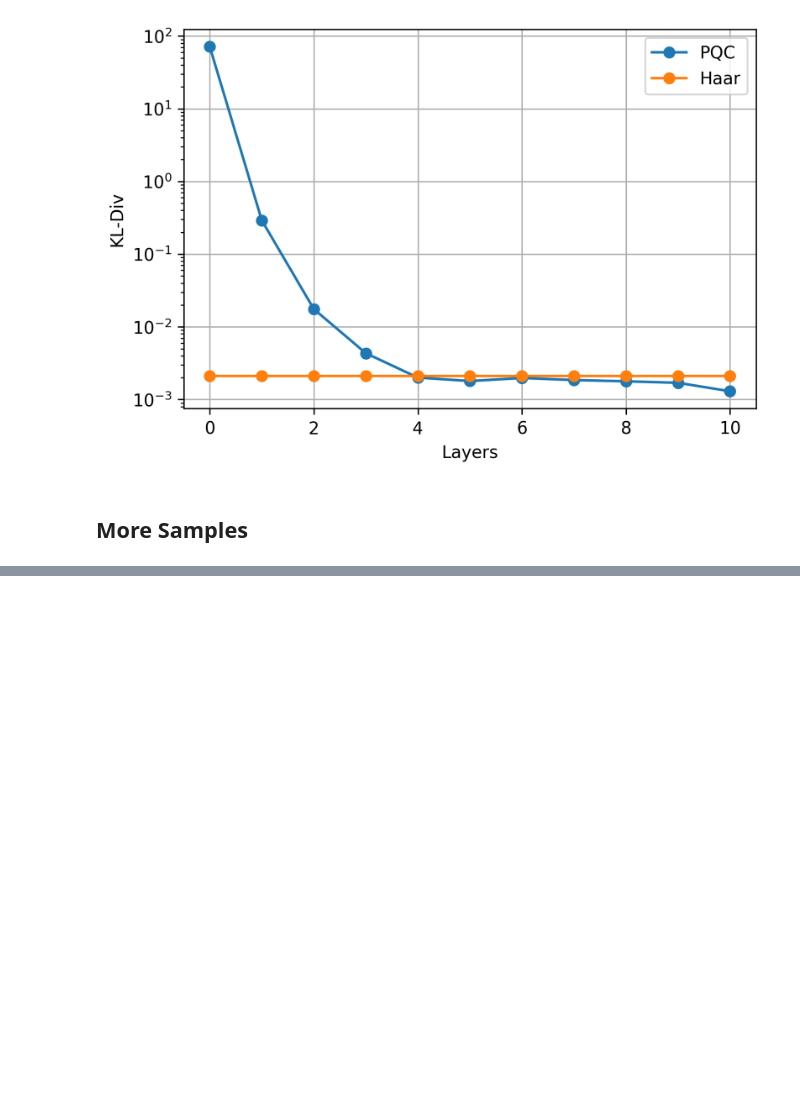
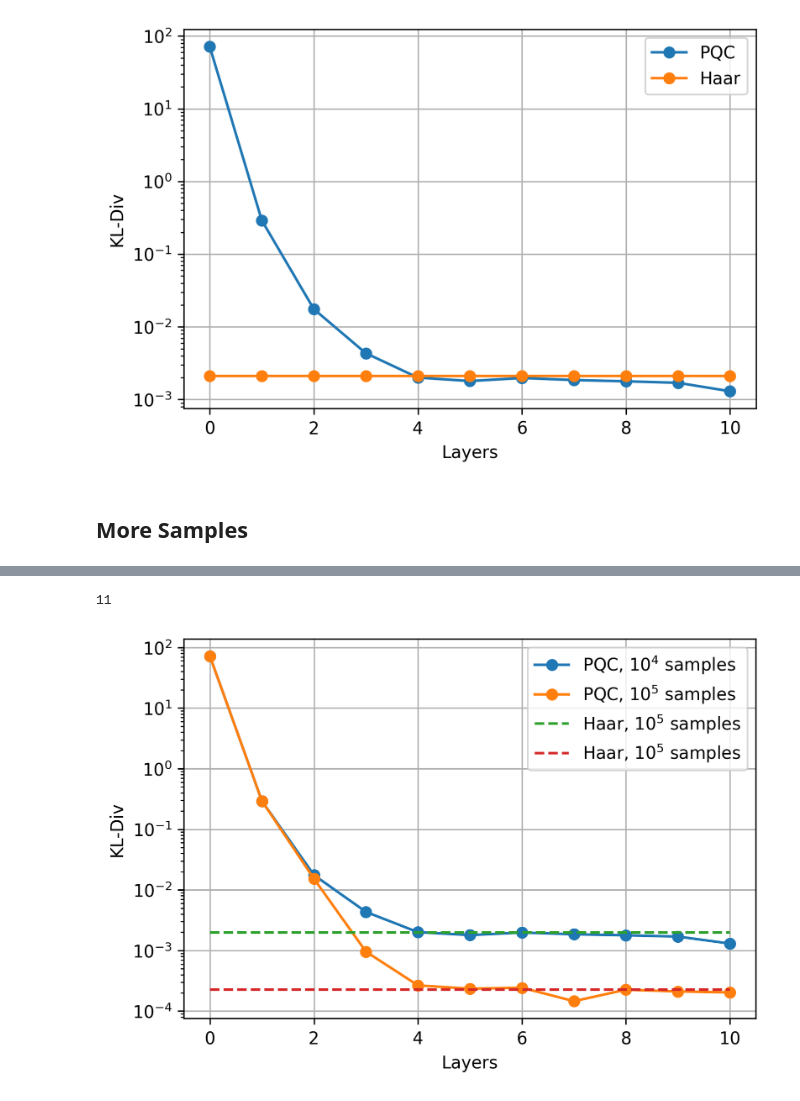
Before and after one commit to KristianWold/experimental-quantum-spectrum, a Jupyter notebook: notebooks/experiments/PQC Expressivity.ipynb, the cells around one changed output, grey strips where cells are left out. Saved outputs shown, nothing was run; the diff lists cells and outputs as text; code cells hidden in the pictures; blank space fills up the shorter version.

Commit message:
Add plot of haar dist approx

```diff
--- a/notebooks/experiments/PQC Expressivity.ipynb
+++ b/notebooks/experiments/PQC Expressivity.ipynb
@@ -92,5 +92,7 @@ for i in range(10):
     KL = np.sum(P_pqc*np.log((P_pqc + 1e-32)/P_Haar))
     KL_list2.append(KL)
 
-haar_KL_mean = np.mean(KL_list2)
+haar_KL_mean1 = np.mean(KL_list2)
 haar_KL_std = np.std(KL_list2)
+
+print(haar_KL_mean1)
@@ -125,17 +129,21 @@ F = (bins[1:] + bins[:-1])/2
 P_Haar = (d - 1)*(1-F)**(d-2)
 P_Haar = P_Haar/np.sum(P_Haar)
 
-KL_list = []
-for L in range(0, 11):
+KL_list2 = []
+for i in range(10):
     fid_list = []
-    for i in tqdm(range(1000000)):
-        U1 = Operator(pqc_basic(n, L)).data
-        U2 = Operator(pqc_basic(n, L)).data
+    for i in tqdm(range(100000)):
+        U1 = Operator(random_unitary(d)).data
+        U2 = Operator(random_unitary(d)).data
         fid = U1.T.conj()@U2
         fid_list.append(np.abs(fid[0,0])**2)
 
     P_pqc, bins = np.histogram(np.array(fid_list), bins = np.linspace(0, 1, 75))
     P_pqc = P_pqc/np.sum(P_pqc)
     KL = np.sum(P_pqc*np.log((P_pqc + 1e-32)/P_Haar))
+    KL_list2.append(KL)
 
-    KL_list.append(KL)
+haar_KL_mean2 = np.mean(KL_list2)
+haar_KL_std = np.std(KL_list2)
+
+print(haar_KL_mean2)
@@ -186,0 +167,21 @@ plt.show()
+# %%
+KL_list1 = np.loadtxt("PQC_Haar_approx_4qubits_10Ksamples.txt")
+KL_list2 = np.loadtxt("PQC_Haar_approx_4qubits_100Ksamples.txt")
+print(len(KL_list2))
+# %% [output]
+11
+# %%
+fig=plt.figure(figsize=(6,4), dpi = 300, facecolor='w', edgecolor='k')
+plt.plot(list(range(0,11)), KL_list1, "o-")
+plt.plot(list(range(0,11)), KL_list2, "o-")
+plt.plot(list(range(0,11)), [haar_KL_mean1]*11, "--")
+plt.plot(list(range(0,11)), [haar_KL_mean2]*11, "--")
+plt.grid()
+plt.legend(["PQC, $10^4$ samples", "PQC, $10^5$ samples", "Haar, $10^4$ samples", "Haar, $10^5$ samples"])
+plt.xlabel("Layers")
+plt.ylabel("KL-Div")
+plt.yscale("log")
+plt.savefig("PQC_Haar_approx_4qubits.pdf", bbox_inches='tight')
+plt.show()
+# %% [output]
+[figure, added]
```
Also changed, not shown: parts of 6 cells of this notebook, 6 other files.
